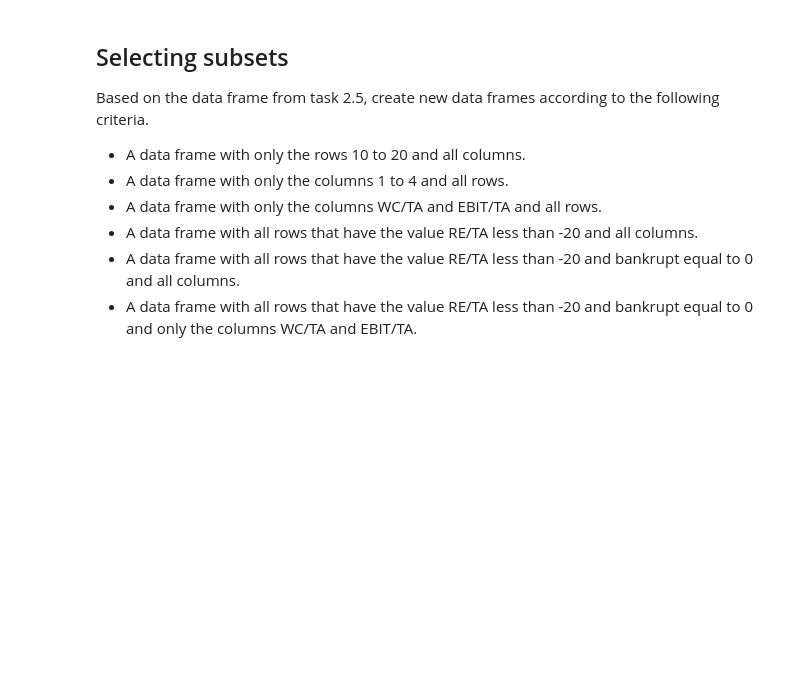
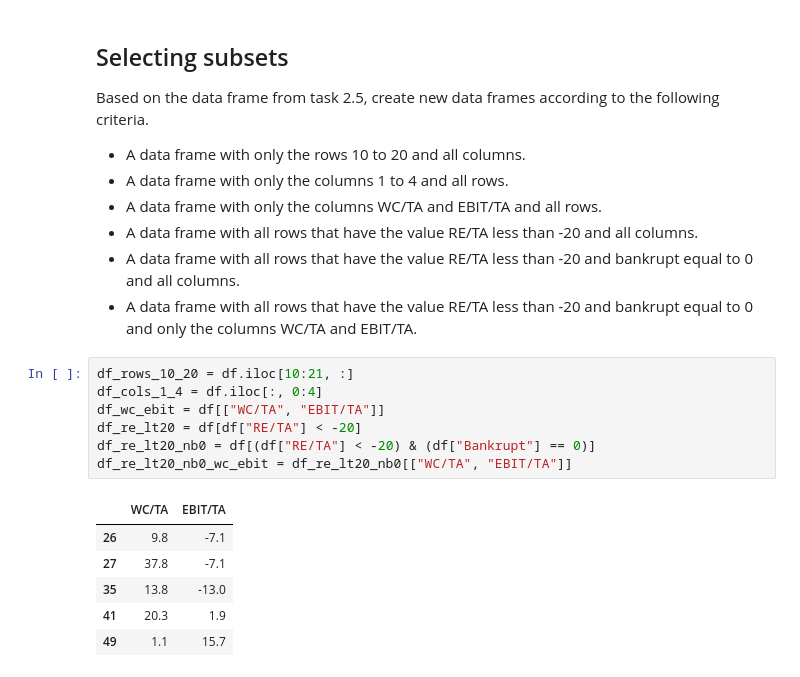
Before and after one commit to nwalser/CS163, a Jupyter notebook: assignments/02_Exercise_CSV_and_DataFrames.ipynb, the cells around one changed output. Drawn from its saved outputs; the diff is of its cells as text; blank space fills up the shorter version.

```diff
--- a/assignments/02_Exercise_CSV_and_DataFrames.ipynb
+++ b/assignments/02_Exercise_CSV_and_DataFrames.ipynb
@@ -54,3 +131,17 @@ Based on the data frame from task 2.5, create new data frames according to the f
 - A data frame with all rows that have the value RE/TA less than -20 and all columns.
 - A data frame with all rows that have the value RE/TA less than -20 and bankrupt equal to 0 and all columns.
 - A data frame with all rows that have the value RE/TA less than -20 and bankrupt equal to 0 and only the columns WC/TA and EBIT/TA.
+# %%
+df_rows_10_20 = df.iloc[10:21, :]
+df_cols_1_4 = df.iloc[:, 0:4]
+df_wc_ebit = df[["WC/TA", "EBIT/TA"]]
+df_re_lt20 = df[df["RE/TA"] < -20]
+df_re_lt20_nb0 = df[(df["RE/TA"] < -20) & (df["Bankrupt"] == 0)]
+df_re_lt20_nb0_wc_ebit = df_re_lt20_nb0[["WC/TA", "EBIT/TA"]]
+# %% [output]
+|  | WC/TA | EBIT/TA |
+| 26 | 9.8 | -7.1 |
+| 27 | 37.8 | -7.1 |
+| 35 | 13.8 | -13.0 |
+| 41 | 20.3 | 1.9 |
+| 49 | 1.1 | 15.7 |
```
Also changed, not shown: parts of 6 cells of this notebook, 1 other file.
